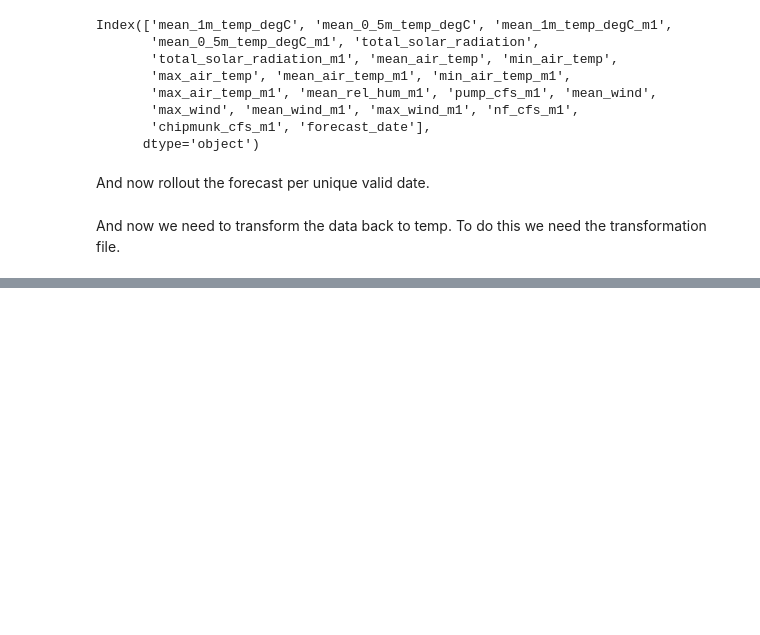
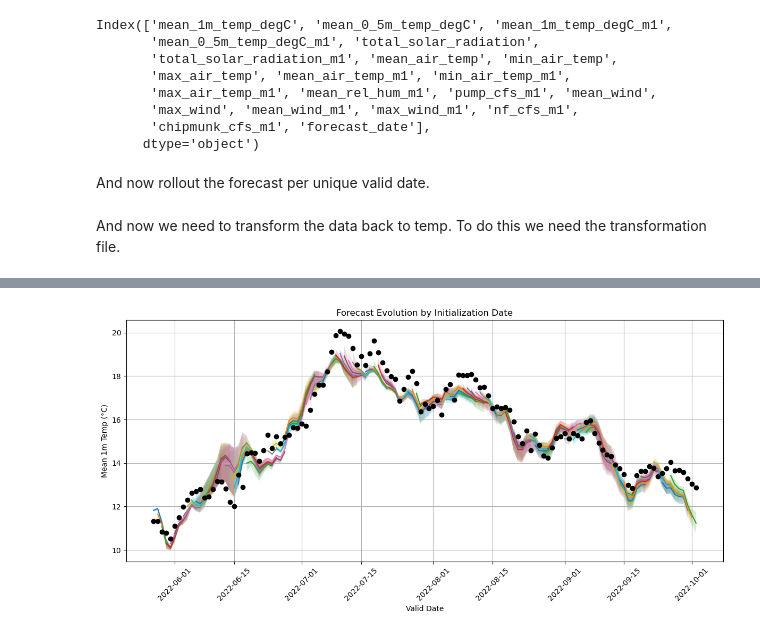
Before and after one commit to steeleb/TLS_DSS, a Jupyter notebook: model_submodule/model_dev/tiny_model/forecast_walkthrough_control_summary.ipynb, the cells around one changed output, grey strips where cells are left out. Drawn from its saved outputs; the diff is of its cells as text; code cells hidden in the pictures; blank space fills up the shorter version.

```diff
--- a/model_submodule/model_dev/tiny_model/forecast_walkthrough_control_summary.ipynb
+++ b/model_submodule/model_dev/tiny_model/forecast_walkthrough_control_summary.ipynb
@@ -177,3 +213,39 @@ export_features = ["forecast_date", "valid_date", "model", "mean_1m_temp_degC",
 control_forecasts[export_features]
 # save the files to csv
 control_forecasts.to_csv(os.path.join(dump_dir, "forecasted_temp_2022_control_collated.csv"), index=False)
+# %%
+# Ensure valid_date is datetime
+control_forecasts["valid_date"] = pd.to_datetime(control_forecasts["valid_date"])
+control_forecasts["forecast_date"] = pd.to_datetime(control_forecasts["forecast_date"])
+
+observations = test_2022.copy()
+observations["date"] = pd.to_datetime(test_2022["date"])
+observations["mean_1m_temp_degC"] = observations["mean_1m_temp_degC"] * transformations.loc["mean_1m_temp_degC", "sd"] + transformations.loc["mean_1m_temp_degC", "mean"]
+
+# Group by forecast_date and valid_date, then aggregate
+summary = control_forecasts.groupby(["forecast_date", "valid_date"]).agg(
+    mean_temp=("mean_1m_temp_degC", "mean"),
+    min_temp=("mean_1m_temp_degC", "min"),
+    max_temp=("mean_1m_temp_degC", "max")
+).reset_index()
+
+# Plot
+plt.figure(figsize=(12, 6))
+
+# Loop over forecast_date to plot each forecast run
+for forecast_date, group in summary.groupby("forecast_date"):
+    plt.plot(group["valid_date"], group["mean_temp"], label=f"{forecast_date.date()}")
+    plt.fill_between(group["valid_date"], group["min_temp"], group["max_temp"], alpha=0.2)
+
+plt.scatter(observations["date"], observations["mean_1m_temp_degC"], color='black', label='Observed', zorder=5)
+
+plt.xlabel("Valid Date")
+plt.ylabel("Mean 1m Temp (°C)")
+plt.title("Forecast Evolution by Initialization Date")
+# plt.legend(title="Forecast Date", bbox_to_anchor=(1.05, 1), loc="upper left")
+plt.grid(True)
+plt.xticks(rotation=45)
+plt.tight_layout()
+plt.show()
+# %% [output]
+[figure, added]
```
Also changed, not shown: parts of 2 cells of this notebook, 1 other file.
